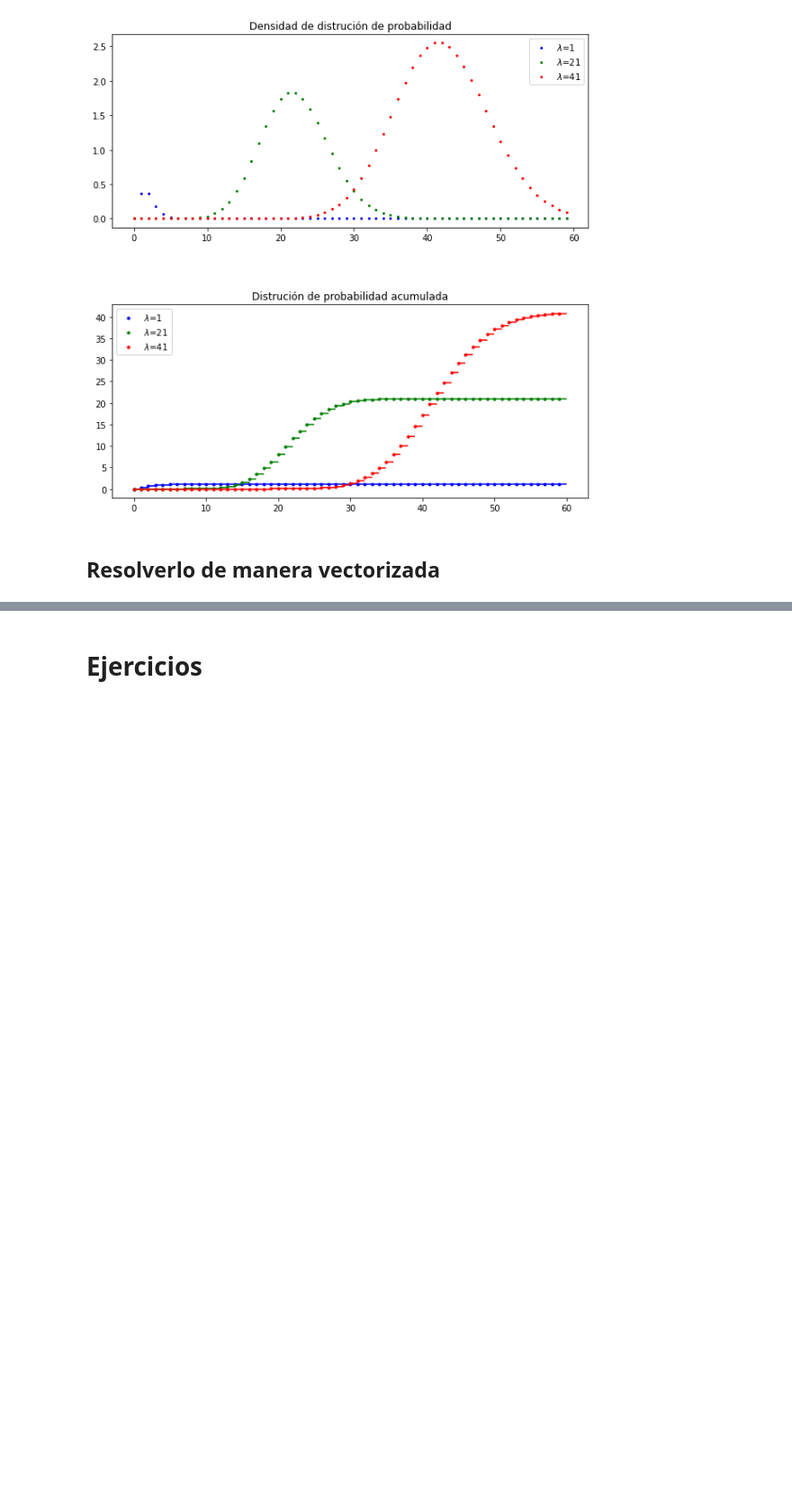
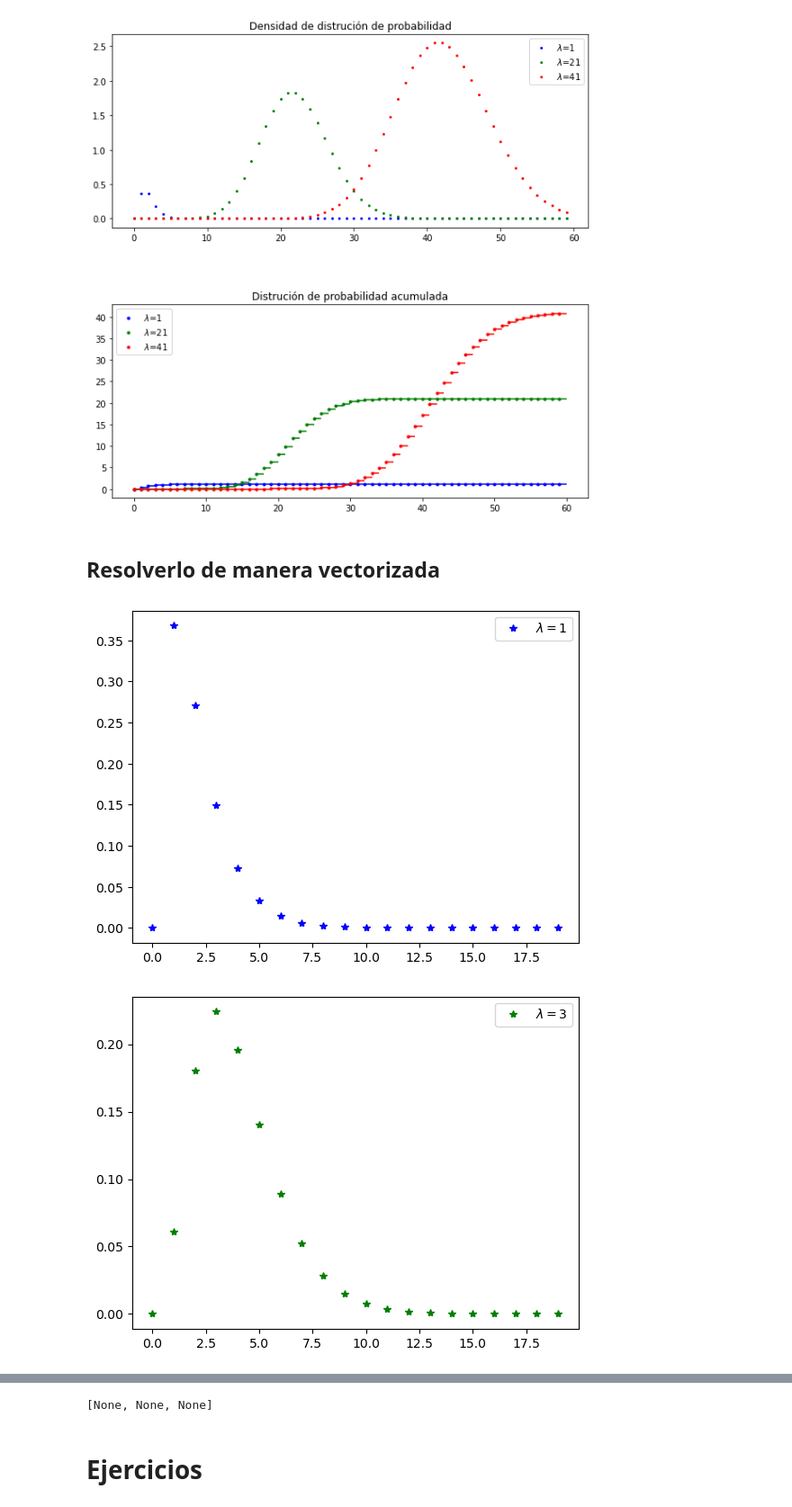
Before and after one commit to jjdegmal/SPF-2023-I, a Jupyter notebook: TEMA-1/Clase5_ContOptimizacionProgramacion.ipynb, the cells around one changed output, grey strips where cells are left out. Shown: that part at 90% size. Saved outputs shown, nothing was run; the diff lists cells and outputs as text; code cells hidden in the pictures; blank space fills up the shorter version.

```diff
--- a/TEMA-1/Clase5_ContOptimizacionProgramacion.ipynb
+++ b/TEMA-1/Clase5_ContOptimizacionProgramacion.ipynb
@@ -135,9 +142,9 @@ Resolver de manera eficiente la siguiente ecuación a diferencia
 $$x_n = (ax_{n−1} + b) \mod m$$
 Haciendo uso de las variables no locales y compresión de listas o funciones map
 # %%
-%%time
+%%timeit
 # Parámetros del modelo
-a,b,n,m,x0 = 1,2,5,9,1
+a,b,n,m,x0 = 1,2,5000,9,1
 
 # 1. Método ineficiente
 xn = [x0]
@@ -237,4 +262,20 @@ plt.show()
 # %%
 # Ahora crea una función tal que al llamarla cree una gráfica de p(k) para un
 # lambda dado
 def plotExponential(lamb, N, cycol):
+    k = np.arange(N)
+
+    p = lambda k,l: (l**k * np.exp(-l)) / sps.factorial(k)
+
+    # Graficar para todo l una gráfica de p(k) usando subplots (como matrices)
+
+    plt.plot(p(lamb, k), '*', label=f'$\lambda={lamb}$', color=cycol)
+    plt.legend()
+    plt.show()
+
+cycol = cycle('bgrcmk')
+
+[plotExponential(l2, 20, next(cycol)) for l2 in l]
+# %% [output]
+[figure, added]
+[figure, added]
@@ -241,3 +283,4 @@ def plotExponential(lamb, N, cycol):
+[None, None, None]
 # %% [markdown]
 # Ejercicios
 # %% [markdown]
```
Also changed, not shown: parts of 12 cells of this notebook, 1 other file.
